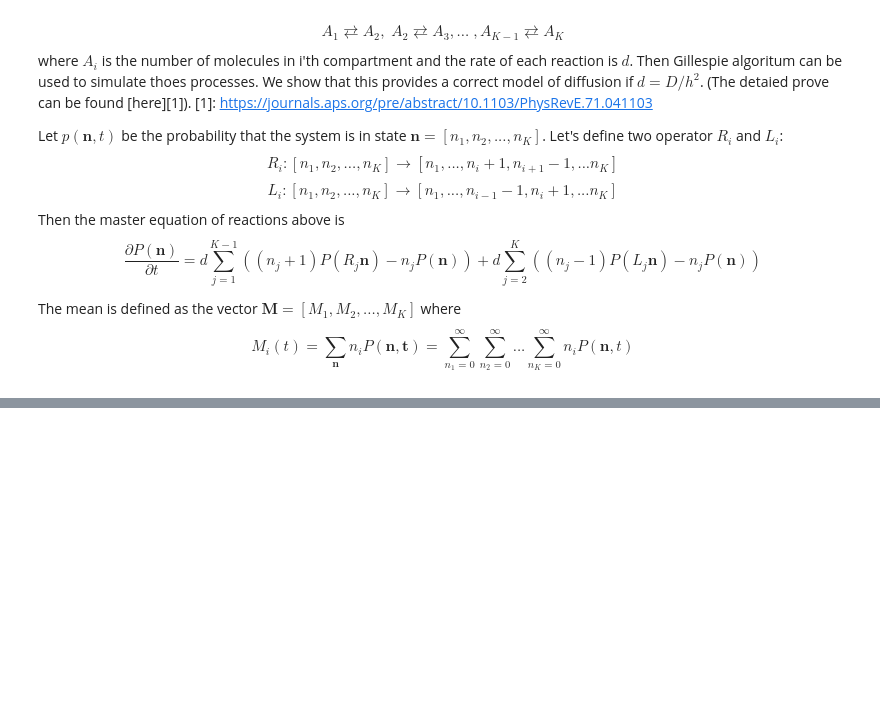
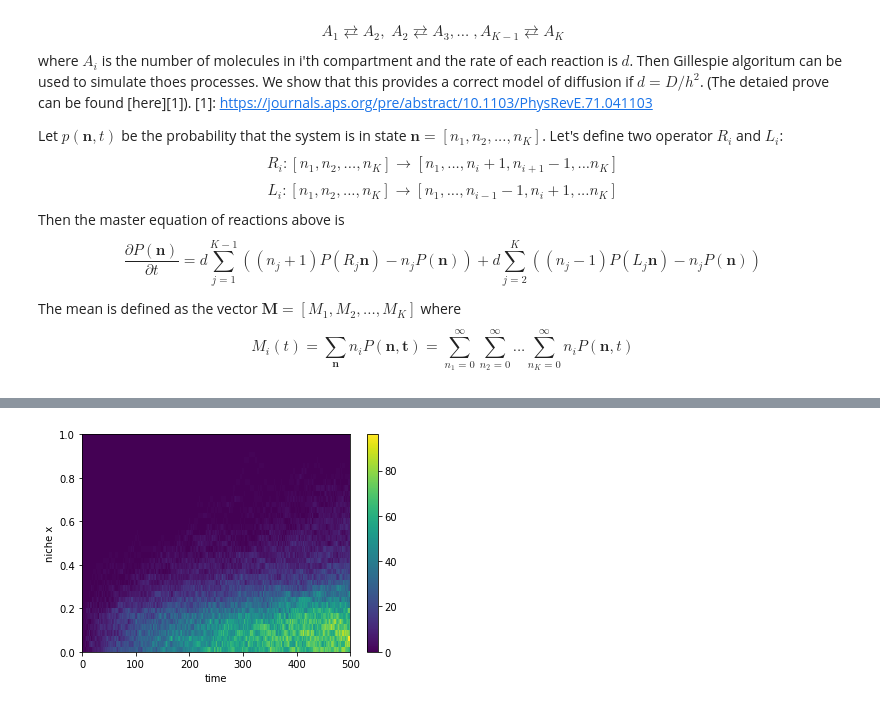
Before and after one commit to Entropy67/Stochastic_simulation, a Jupyter notebook: GillespieNotes.ipynb, the cells around one changed output, grey strips where cells are left out. Drawn from its saved outputs; the diff is of its cells as text; code cells hidden in the pictures; blank space fills up the shorter version.

```diff
--- a/GillespieNotes.ipynb
+++ b/GillespieNotes.ipynb
@@ -429,0 +549,9 @@ plotDen(store_t2, np.multiply(store_mols2, norm), nSites)
+# %%
+usa = sts.Stoch(nSites, nRxn, nSpec)
+usa.setup(stoch_subst, stoch_prods, rates)
+tmax = 500
+nrmax = 60000
+t2, mols2, r2 = usa.run(init, tmax, nrmax)
+sts.plotDen2(t2, mols2, nSites)
+# %% [output]
+[figure, added]
```
Also changed, not shown: parts of 13 cells of this notebook.
